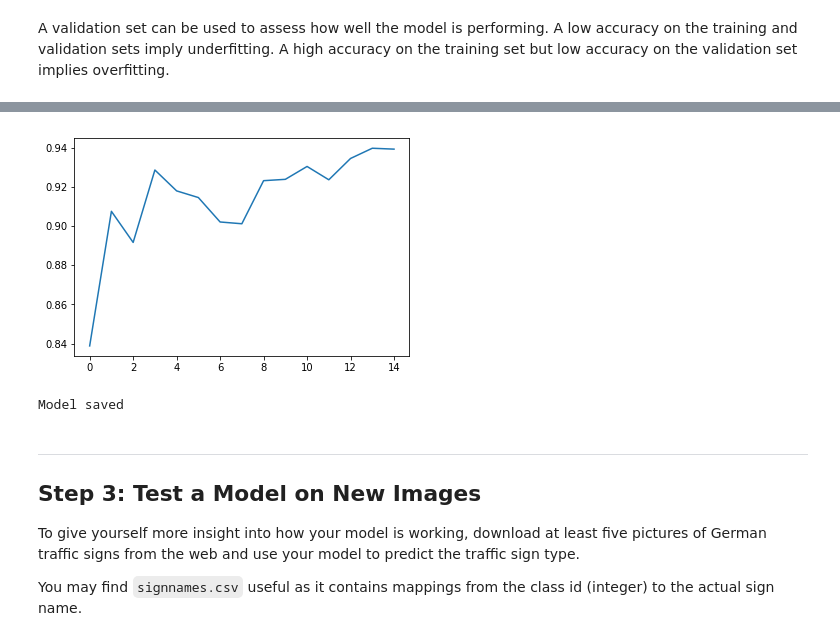
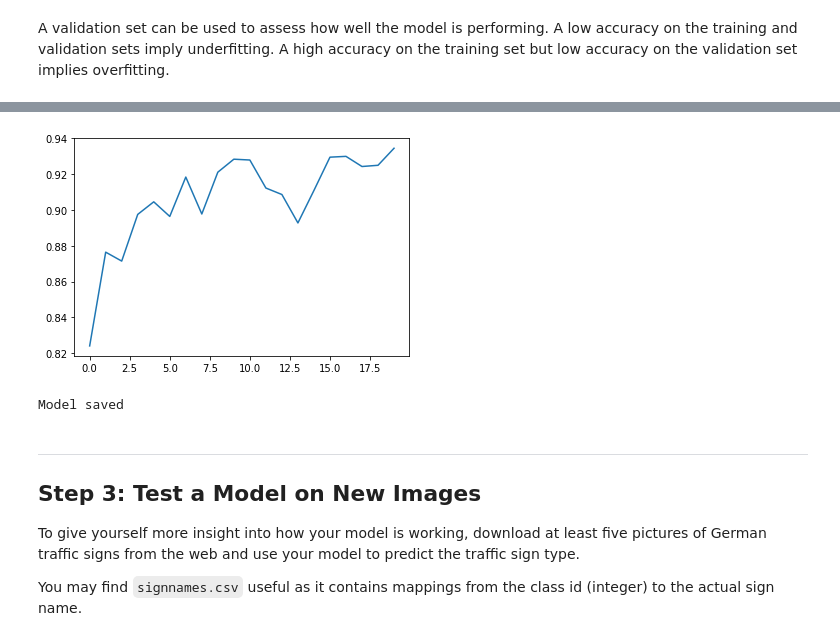
Before and after one commit to bhiln/CarND-Traffic-Sign-Classifier-Project, a Jupyter notebook: Traffic_Sign_Classifier.ipynb, the cells around one changed output, grey strips where cells are left out. Saved outputs shown, nothing was run; the diff lists cells and outputs as text; code cells hidden in the pictures.

Commit message:
dynamic learning rate and cutoff goal

```diff
--- a/Traffic_Sign_Classifier.ipynb
+++ b/Traffic_Sign_Classifier.ipynb
@@ -162,7 +162,7 @@ def LeNet(x):
     # Arguments used for tf.truncated_normal, randomly defines variables for the weights and biases for each layer
     mu = 0
     sigma = 0.1
-    keep_prob = 0.4
+    keep_prob = 0.5
 
     # SOLUTION: Layer 1: Convolutional. Input = 32x32x3. Output = 28x28x6.
     conv1_W = tf.Variable(tf.truncated_normal(shape=(5, 5, 3, 6), mean = mu, stddev = sigma))
@@ -229,9 +229,8 @@ sets imply underfitting. A high accuracy on the training set but low accuracy on
 x = tf.placeholder(tf.float32, (None, 32, 32, 3))
 y = tf.placeholder(tf.int32, (None))
 one_hot_y = tf.one_hot(y, 43)
+rate = tf.placeholder(tf.float32)
 # %%
-rate = 0.0015
-
 logits = LeNet(x)
 cross_entropy = tf.nn.softmax_cross_entropy_with_logits(labels=one_hot_y, logits=logits)
 loss_operation = tf.reduce_mean(cross_entropy)
@@ -252,7 +251,7 @@ def evaluate(X_data, y_data):
         total_accuracy += (accuracy * len(batch_x))
     return total_accuracy / num_examples
 # %%
-EPOCHS = 15
+EPOCHS = 300
 BATCH_SIZE = 32
 
 with tf.Session() as sess:
@@ -262,16 +261,30 @@ with tf.Session() as sess:
 
     print("Training...")
     print()
+    calc_rate = 0.001
     for i in range(EPOCHS):
         X_train, y_train = shuffle(X_train, y_train)
+        goal = 0.93
         for offset in range(0, num_examples, BATCH_SIZE):
             end = offset + BATCH_SIZE
             batch_x, batch_y = X_train[offset:end], y_train[offset:end]
-            sess.run(training_operation, feed_dict={x: batch_x, y: batch_y})
+            sess.run(training_operation, feed_dict={x: batch_x, y: batch_y, rate: calc_rate})
 
         validation_accuracy = evaluate(X_valid, y_valid)
         all_acc.append(validation_accuracy)
-        print("EPOCH {}, Validation Accuracy = {:.3f}".format(i+1, validation_accuracy))
+        print("EPOCH {}, rate = {}, Validation Accuracy = {:.3f}".format(i+1, calc_rate, validation_accuracy))
+        if validation_accuracy > goal:
+            break
+        if validation_accuracy > 0.92:
+            calc_rate = 0.0005
+        elif validation_accuracy > 0.91:
+            calc_rate = 0.0008
+        elif validation_accuracy > .9:
+            calc_rate = 0.0009
+        else:
+            calc_rate = 0.001
+#         calc_rate = tf.sigmoid(goal-validation_accuracy).eval()/1000
+#         print (goal-validation_accuracy, tf.sigmoid(goal-validation_accuracy).eval(), calc_rate)
 
     plt.figure()
     plt.plot(all_acc)
@@ -299,4 +312,4 @@ EPOCH 15, Validation Accuracy = 0.939
-[figure, old version]
+[figure, new version]
 Model saved
 # %% [markdown]
 ---
```
Also changed, not shown: parts of 5 cells of this notebook.
